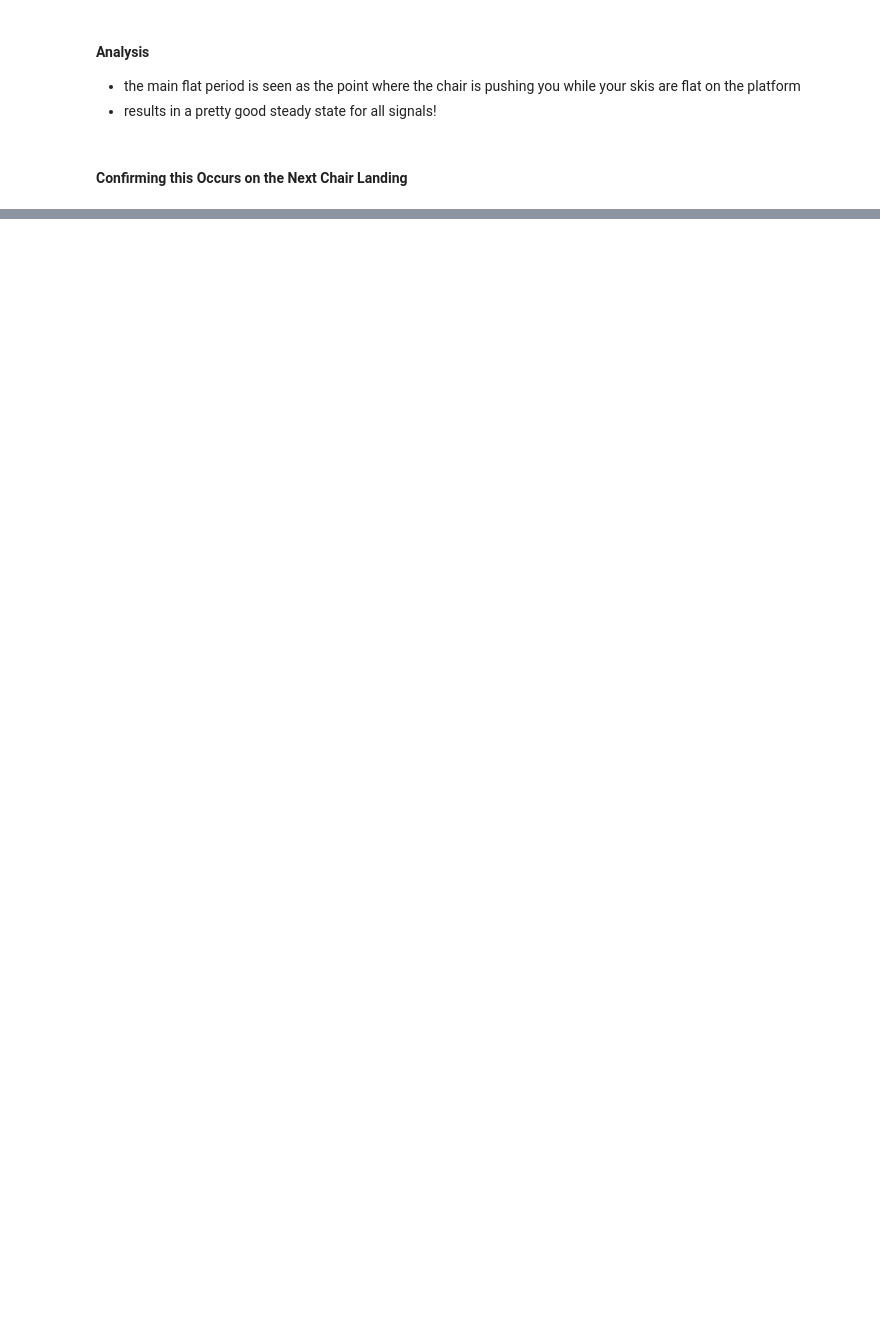
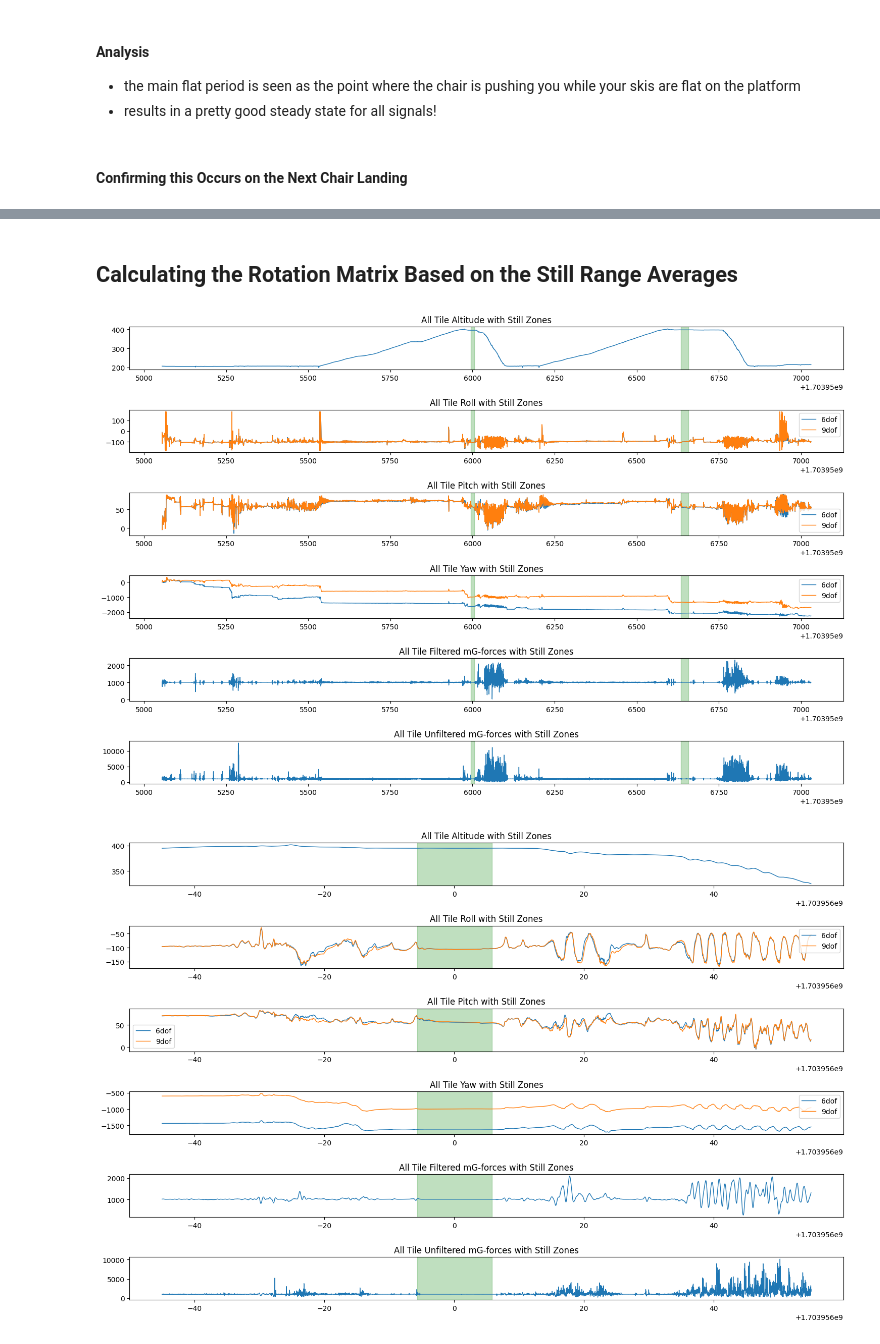
Before and after one commit to Nagillimi/Skiing-Logging, a Jupyter notebook: PROCESSING/algorithm_sensor_body_frame_reorientation.ipynb, the cells around one changed output, grey strips where cells are left out. Saved outputs shown, nothing was run; the diff lists cells and outputs as text; code cells hidden in the pictures; blank space fills up the shorter version.

```diff
--- a/PROCESSING/algorithm_sensor_body_frame_reorientation.ipynb
+++ b/PROCESSING/algorithm_sensor_body_frame_reorientation.ipynb
@@ -422,0 +567,33 @@ Max alt occurs at: 153949
+# %%
+def getLiftPeakIdx(x, window_s=3*60, th=5, within_s=60):
+    """Causal!
+
+    Returns the index on input signal `x` where a max altitude is reached based on a
+    drop detection within a certain period `within_s` seconds and threshold `th`.
+
+    Confirms that this is a max over the last period `window_s` seconds."""
+    fs = 100
+    for i in range(len(x)):
+        if i < window_s * fs:
+            continue
+        if x[i - (within_s * fs)] - x[i] > th and x[i - (within_s * fs)] == max(x[i - (window_s * fs):i]):
+            return i - (within_s * fs)
+# %%
+max_lift1 = getLiftPeakIdx(tile_2023_12_30.corrected_alt)
+max_lift2 = 100000 + getLiftPeakIdx(tile_2023_12_30.corrected_alt[100000:]) # represented as real-time
+# %%
+# wait for still point
+# TODO write a more causal based algorithm to identify a rolling window, right now make an arbitrary window of + 10000 idx (10s)
+platform1_ranges = identifyStillRanges(tile_2023_12_30, r=[max_lift1, max_lift1+10000], min_s=5, print_out=True)
+platform2_ranges = identifyStillRanges(tile_2023_12_30, r=[max_lift2, max_lift2+10000], min_s=5, print_out=True)
+
+platform1_lengths = [p[1] - p[0] for p in platform1_ranges]
+still_idx_platform1 = maxIndex(platform1_lengths)
+platform2_lengths = [p[1] - p[0] for p in platform2_ranges]
+still_idx_platform2 = maxIndex(platform2_lengths)
+
+print(still_idx_platform1)
+print(still_idx_platform2)
+
+platform1_range = platform1_ranges[still_idx_platform1]
+platform2_range = platform2_ranges[still_idx_platform2]
@@ -422,0 +618,9 @@ Max alt occurs at: 153949
+# %% [markdown]
+## Calculating the Rotation Matrix Based on the Still Range Averages
+# %%
+plotTileWithStillZones(tile_2023_12_30, still_ranges=[platform1_range, platform2_range])
+plotTileWithStillZones(tile_2023_12_30, r=[90000, 100000], still_ranges=[platform1_range])
+plotTileWithStillZones(tile_2023_12_30, r=[150000, 175000], still_ranges=[platform2_range])
+# %% [output]
+[figure, added]
+[figure, added]
```
Also changed, not shown: parts of 32 cells of this notebook, 8 other files.
